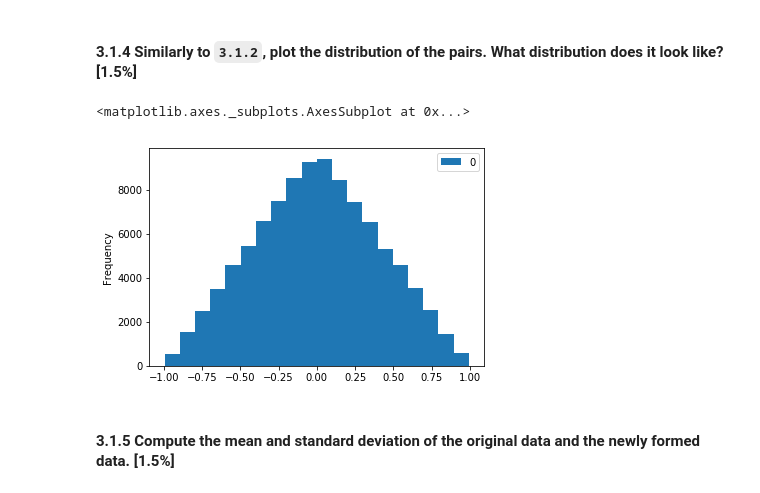
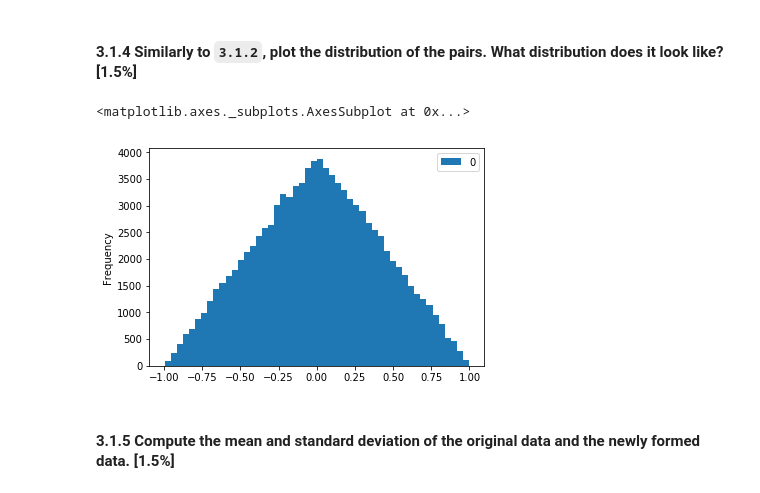
Before and after one commit to jin-sj/cs686_machine_learning, a Jupyter notebook: hw1/homework_01.ipynb, the cells around one changed output. Cells and saved outputs as stored; diff of their text form; code cells hidden in the pictures.

```diff
--- a/hw1/homework_01.ipynb
+++ b/hw1/homework_01.ipynb
@@ -359,10 +359,10 @@ s.shape
 #### 3.1.4 Similarly to `3.1.2`, plot the distribution of the pairs. What distribution does it look like? [1.5%]
 # %%
 df = pd.DataFrame(d)
-df.plot.hist(bins=20)
+df.plot.hist(bins=50)
 # %% [output]
 <matplotlib.axes._subplots.AxesSubplot at 0x...>
-[figure, old version]
+[figure, new version]
 # %% [markdown]
 #### 3.1.5 Compute the mean and standard deviation of the original data and the newly formed data. [1.5%]
 # %%
```
Also changed, not shown: parts of 5 cells of this notebook.
